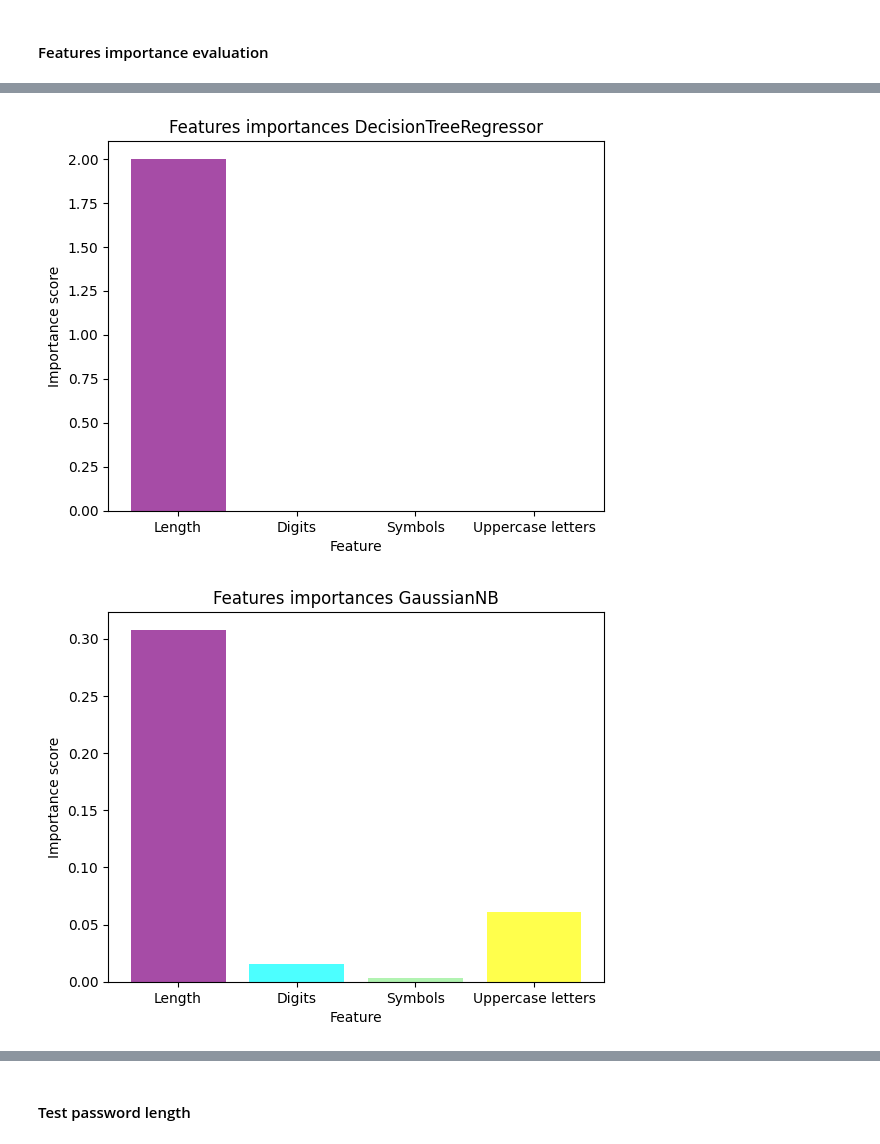
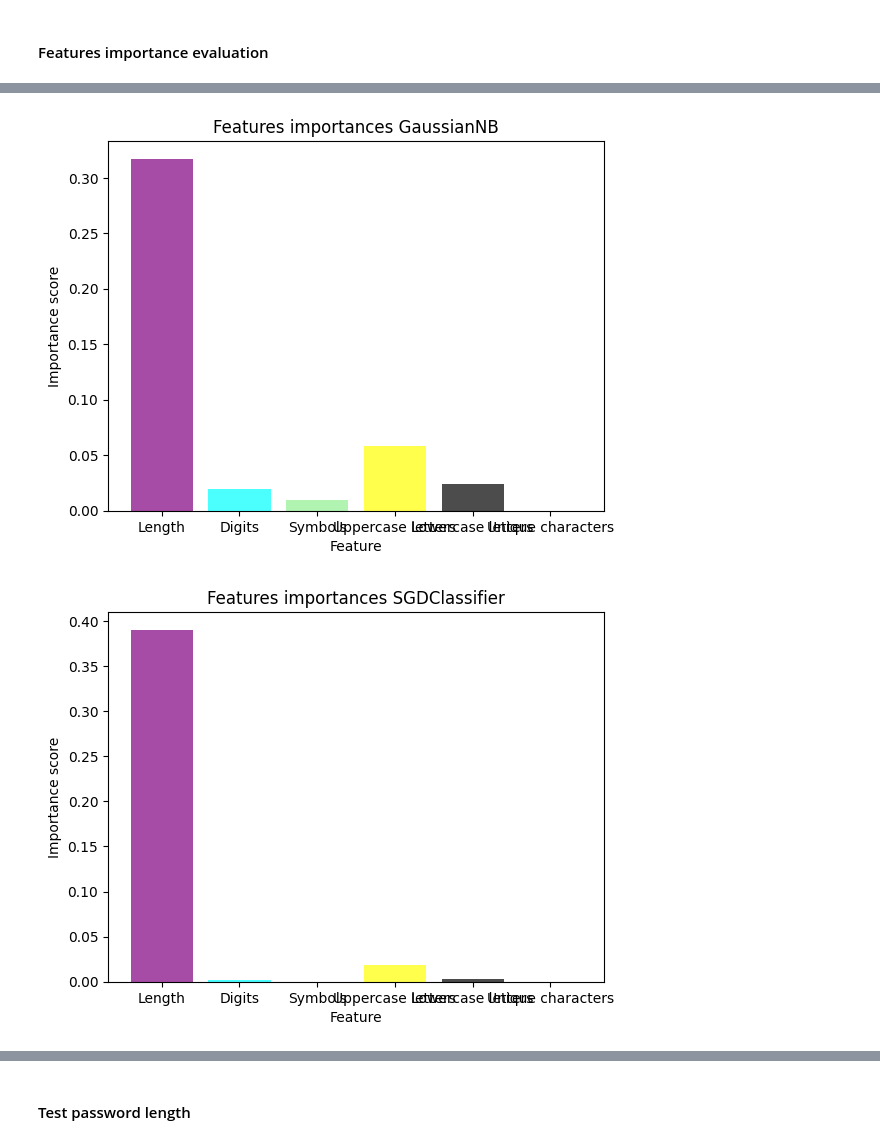
Before and after one commit to giopresenti98/ML-Project, a Jupyter notebook: test_password_strenght_classification copy.ipynb, the cells around one changed output, grey strips where cells are left out. Cells and saved outputs as stored; diff of their text form; code cells hidden in the pictures.

```diff
--- a/test_password_strenght_classification copy.ipynb
+++ b/test_password_strenght_classification copy.ipynb
@@ -12,8 +12,8 @@ import pandas as pd
 import os
 
 # Constants to define the number of training and testing samples
-N_TRAIN = 5000
-N_TEST =  50000
+N_TRAIN = 1000
+N_TEST =  100000
 
 
 # Load the dataset
@@ -52,34 +52,39 @@ def feature_extractor(data, n_train, n_test):
     data_shuffled["password"] = data_shuffled["password"].astype(str)
 
     # Extract features
-    pass_length_train = data_shuffled["password"].str.len().head(n_train).values
-    digits_train = (data_shuffled["password"].head(n_train).apply(lambda x: len([c for c in x if c.isdigit()])).values)
-    symbols_train = (data_shuffled["password"].head(n_train).apply(lambda x: len([c for c in x if not c.isalnum()])).values)
-    upper_train = (data_shuffled["password"].head(n_train).apply(lambda x: len([c for c in x if c.isupper()])).values)
+    pass_length_train = data_shuffled["password"].str.len().head(N_TRAIN).values
+    digits_train = (data_shuffled["password"].head(N_TRAIN).apply(lambda x: len([c for c in x if c.isdigit()])).values)
+    symbols_train = (data_shuffled["password"].head(N_TRAIN).apply(lambda x: len([c for c in x if not c.isalnum()])).values)
+    upper_train = (data_shuffled["password"].head(N_TRAIN).apply(lambda x: len([c for c in x if c.isupper()])).values)
     lower_train = (data_shuffled["password"].head(N_TRAIN).apply(lambda x: len([c for c in x if c.islower()])).values)
+    unique_chars_train = data_shuffled["password"].head(N_TRAIN).apply(lambda x: len(set(x))).values
 
-    pass_length_test = data_shuffled["password"].str.len().tail(n_test).values
-    digits_test = (data_shuffled["password"].tail(n_test).apply(lambda x: len([c for c in x if c.isdigit()])).values)
-    symbols_test = (data_shuffled["password"].tail(n_test).apply(lambda x: len([c for c in x if not c.isalnum()])).values)
-    upper_test = (data_shuffled["password"].tail(n_test).apply(lambda x: len([c for c in x if c.isupper()])).values)
-    lower_test = (data_shuffled["password"].tail(n_test).apply(lambda x: len([c for c in x if c.islower()])).values)
+    pass_length_test = data_shuffled["password"].str.len().tail(N_TEST).values
+    digits_test = (data_shuffled["password"].tail(N_TEST).apply(lambda x: len([c for c in x if c.isdigit()])).values)
+    symbols_test = (data_shuffled["password"].tail(N_TEST).apply(lambda x: len([c for c in x if not c.isalnum()])).values)
+    upper_test = (data_shuffled["password"].tail(N_TEST).apply(lambda x: len([c for c in x if c.isupper()])).values)
+    lower_test = (data_shuffled["password"].tail(N_TEST).apply(lambda x: len([c for c in x if c.islower()])).values)
+    unique_chars_test = data_shuffled["password"].tail(N_TEST).apply(lambda x: len(set(x))).values
 
     # Normalize features by password length (avoid division by zero)
     digits_train_norm = digits_train / np.where(pass_length_train == 0, 1, pass_length_train)
     symbols_train_norm = symbols_train / np.where(pass_length_train == 0, 1, pass_length_train)
     upper_train_norm = upper_train / np.where(pass_length_train == 0, 1, pass_length_train)
     lower_train_norm = lower_train / np.where(pass_length_train == 0, 1, pass_length_train)
+    unique_ratio_train = unique_chars_train / np.where(pass_length_train == 0, 1, pass_length_train)
 
     digits_test_norm = digits_test / np.where(pass_length_test == 0, 1, pass_length_test)
     symbols_test_norm = symbols_test / np.where(pass_length_test == 0, 1, pass_length_test)
     upper_test_norm = upper_test /  np.where(pass_length_test == 0, 1, pass_length_test)
     lower_test_norm = lower_test /  np.where(pass_length_test == 0, 1, pass_length_test)
+    unique_ratio_test = unique_chars_test / np.where(pass_length_test == 0, 1, pass_length_test)
+
 
     # Split the dataset into features and target variable
-    xtr = np.array([pass_length_train, digits_train_norm, symbols_train_norm, upper_train_norm, lower_train_norm]).T
+    xtr = np.array([pass_length_train, digits_train_norm, symbols_train_norm, upper_train_norm, lower_train_norm, unique_ratio_train]).T
     ytr = data_shuffled["strength"].head(n_train).values
 
-    xts = np.array([pass_length_test, digits_test_norm, symbols_test_norm, upper_test_norm, lower_test_norm]).T
+    xts = np.array([pass_length_test, digits_test_norm, symbols_test_norm, upper_test_norm, lower_test_norm, unique_ratio_test]).T
     yts = data_shuffled["strength"].tail(n_test).values
 
     return (xtr, ytr, xts, yts, data_shuffled)
@@ -151,12 +156,13 @@ from sklearn.svm import SVC
 KNN_clf = KNeighborsClassifier(n_neighbors=5)
 SVM_clf = SVC(kernel="rbf")
 DT_clf = DecisionTreeClassifier(criterion="entropy", max_depth=3, random_state=0)
-DT_reg = DecisionTreeRegressor()
+#DT_reg = DecisionTreeRegressor()
 GNB_clf = GaussianNB()
 SGD_reg = SGDClassifier(loss="hinge", penalty="l2")
 
 # List of classifiers to be trained and tested
-clfs = [KNN_clf, SVM_clf, DT_clf, DT_reg, GNB_clf, SGD_reg]
+#clfs = [KNN_clf, SVM_clf, DT_clf, DT_reg, GNB_clf, SGD_reg]
+clfs = [KNN_clf, SVM_clf, DT_clf, GNB_clf, SGD_reg]
 # %% [markdown]
 #### Classifiers training and evaluation
 # %%
@@ -341,6 +331,6 @@ for clf in clfs:
     results = permutation_importance(clf, xts, yts, n_repeats=10, random_state=0)
     importances = results.importances_mean
 
-    feature_names=["Length", "Digits", "Symbols", "Uppercase letters", "Lowercase letters"]
+    feature_names=["Length", "Digits", "Symbols", "Uppercase letters", "Lowercase letters", "Unique characters"]
     feature_importance_histogram(importances, feature_names, title=f"Features importances {clf.__class__.__name__}")
 # %% [output]
@@ -350,2 +340,2 @@ for clf in clfs:
-[figure, old version]
+[figure, new version]
-[figure, old version]
+[figure, new version]
```
Also changed, not shown: parts of 8 cells of this notebook.
